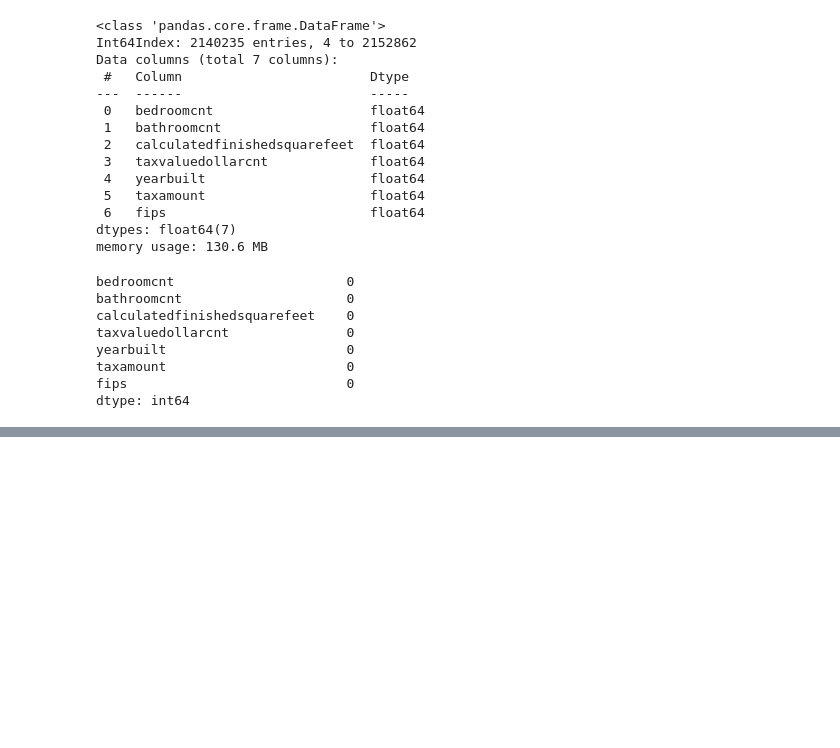
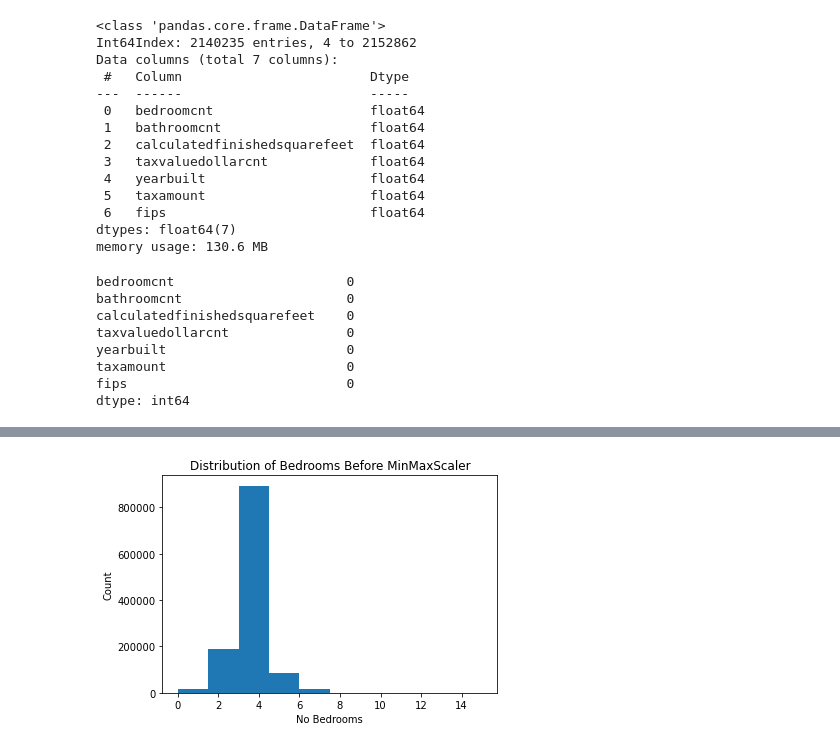
Before and after one commit to Addisalem-Kemal/Regression_exercises-, a Jupyter notebook: wrangle.ipynb, the cells around one changed output, grey strips where cells are left out. Cells and saved outputs as stored; diff of their text form; code cells hidden in the pictures; blank space fills up the shorter version.

```diff
--- a/wrangle.ipynb
+++ b/wrangle.ipynb
@@ -290 +294,5 @@ bedrooms  bathrooms  area     tax_value  year_built  taxamount  fips
 Length: 2130214, dtype: int64
+# %%
+train_validate, test = train_test_split(df, test_size=.2, random_state=123)
+train, validate = train_test_split(train_validate, test_size=.3, random_state=123)
+print(train.shape, validate.shape, test.shape)
@@ -290,0 +346,8 @@ Length: 2130214, dtype: int64
+# %%
+plt.hist(train.bedrooms)
+plt.title('Distribution of Bedrooms Before MinMaxScaler')
+plt.xlabel('No Bedrooms')
+plt.ylabel('Count')
+plt.show()
+# %% [output]
+[figure, added]
```
Also changed, not shown: parts of 22 cells of this notebook.
